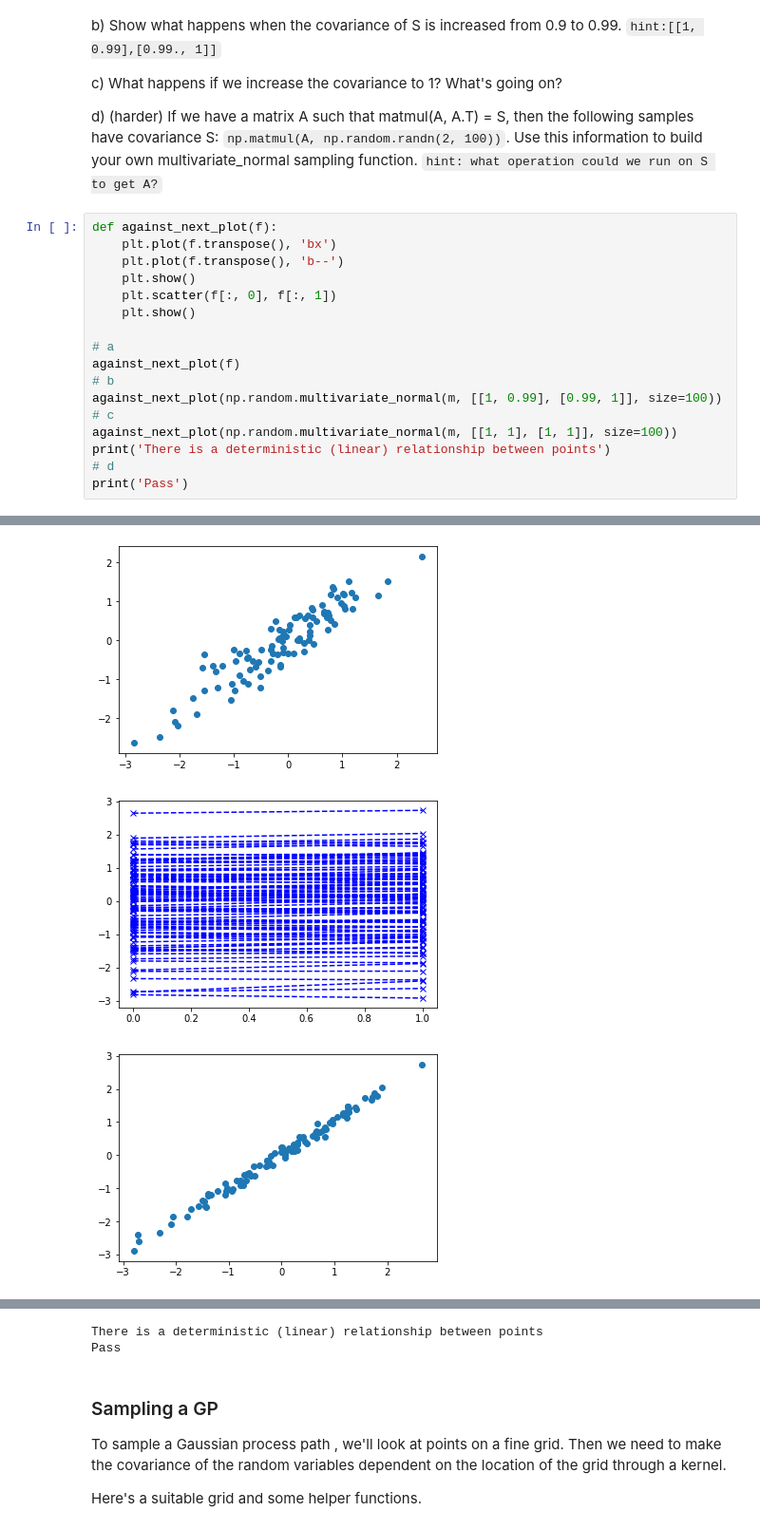
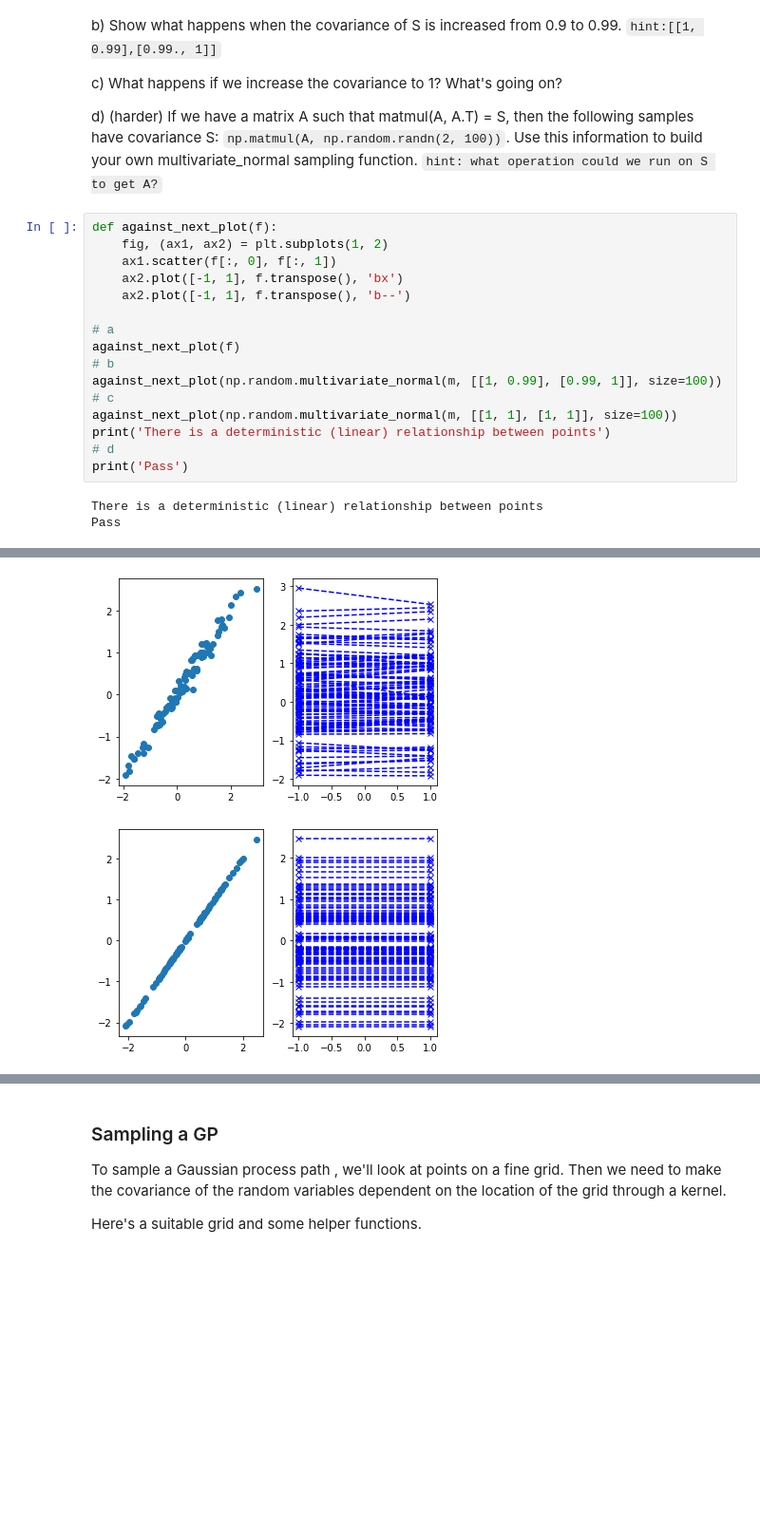
Before and after one commit to Hugo-W/tutorials, a Jupyter notebook: hensman/Lab1 - Sampling a GP.ipynb, the cells around one changed output, grey strips where cells are left out. Shown at 95% size. Drawn from its saved outputs; the diff is of its cells as text; blank space fills up the shorter version.

```diff
--- a/hensman/Lab1 - Sampling a GP.ipynb
+++ b/hensman/Lab1 - Sampling a GP.ipynb
@@ -30,11 +30,10 @@ c) What happens if we increase the covariance to 1? What's going on?
 d) (harder) If we have a matrix A such that matmul(A, A.T) = S, then the following samples have covariance S: `np.matmul(A, np.random.randn(2, 100))`. Use this information to build your own multivariate_normal sampling function. `hint: what operation could we run on S to get A?`
 # %%
 def against_next_plot(f):
-    plt.plot(f.transpose(), 'bx')
-    plt.plot(f.transpose(), 'b--')
-    plt.show()
-    plt.scatter(f[:, 0], f[:, 1])
-    plt.show()
+    fig, (ax1, ax2) = plt.subplots(1, 2)
+    ax1.scatter(f[:, 0], f[:, 1])
+    ax2.plot([-1, 1], f.transpose(), 'bx')
+    ax2.plot([-1, 1], f.transpose(), 'b--')
 
 # a
 against_next_plot(f)
@@ -46,3 +45,5 @@ print('There is a deterministic (linear) relationship between points')
 # d
 print('Pass')
 # %% [output]
+There is a deterministic (linear) relationship between points
+Pass
@@ -50,3 +51,2 @@ print('Pass')
-[figure, old version]
+[figure, new version]
-[figure, old version]
+[figure, new version]
-[figure, removed]
@@ -55,5 +53,3 @@ print('Pass')
-There is a deterministic (linear) relationship between points
-Pass
 # %% [markdown]
 ### Sampling a GP
 To sample a Gaussian process path , we'll look at points on a fine grid. Then we need to make the covariance of the random variables dependent on the location of the grid through a kernel.
```
Also changed, not shown: parts of 10 cells of this notebook, 3 other files.
